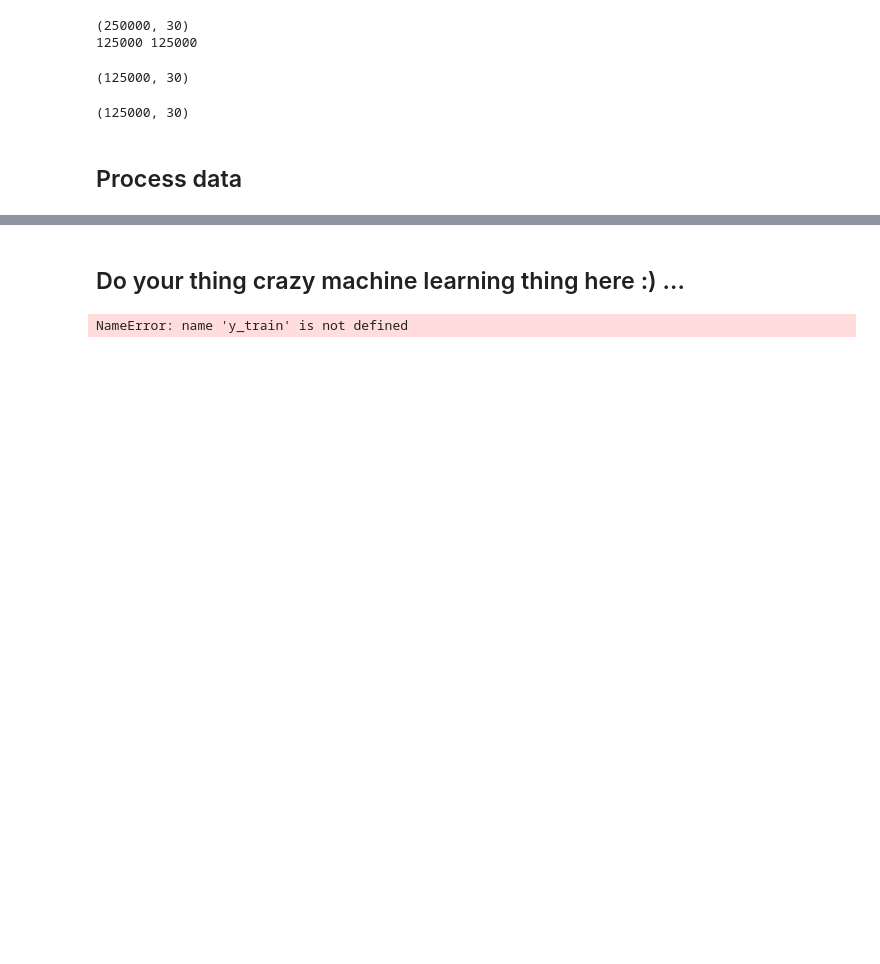
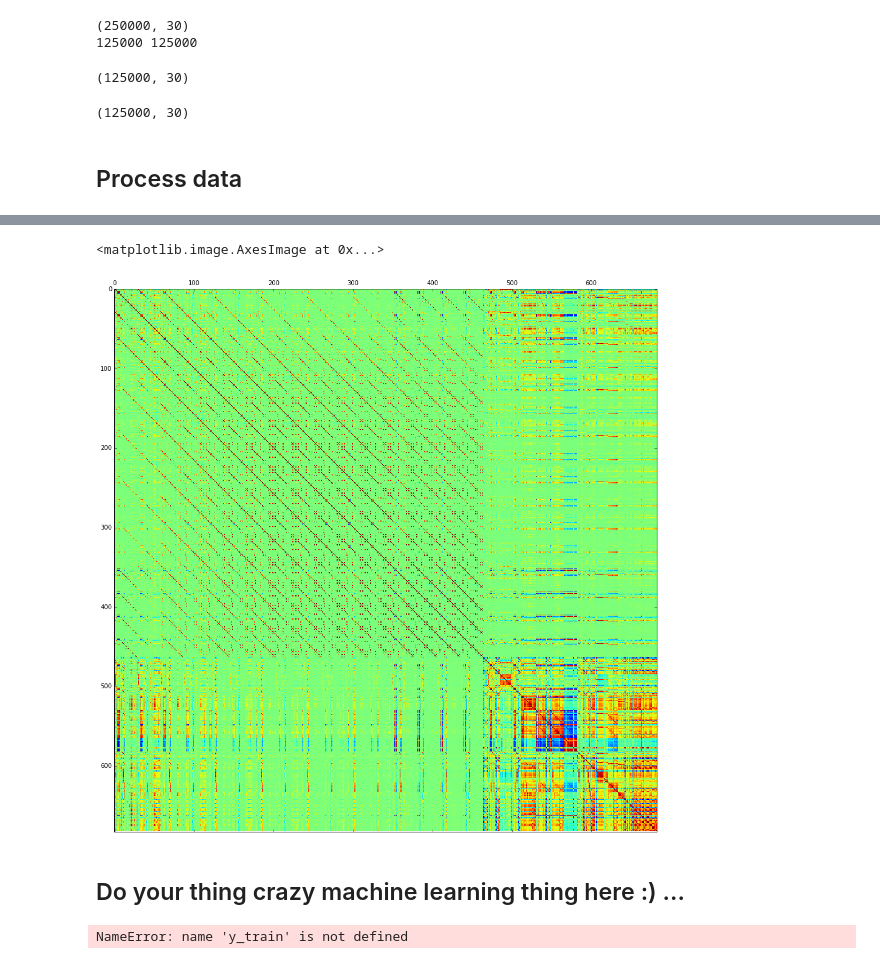
Before and after one commit to deatinor/MachineLearningP1, a Jupyter notebook: scripts/project1.ipynb, the cells around one changed output, grey strips where cells are left out. Saved outputs shown, nothing was run; the diff lists cells and outputs as text; code cells hidden in the pictures; blank space fills up the shorter version.

```diff
--- a/scripts/project1.ipynb
+++ b/scripts/project1.ipynb
@@ -263,0 +264,2 @@ tX.shape
+# %%
+cor=np.corrcoef(tX,rowvar=0)
@@ -264,3 +268,8 @@ tX.shape
+# %%
+plt.matshow(cor)
+# %% [output]
+<matplotlib.image.AxesImage at 0x...>
+[figure, added]
 # %% [markdown]
 ## Do your thing crazy machine learning thing here :) ...
 # %%
```
Also changed, not shown: parts of 11 cells of this notebook.
